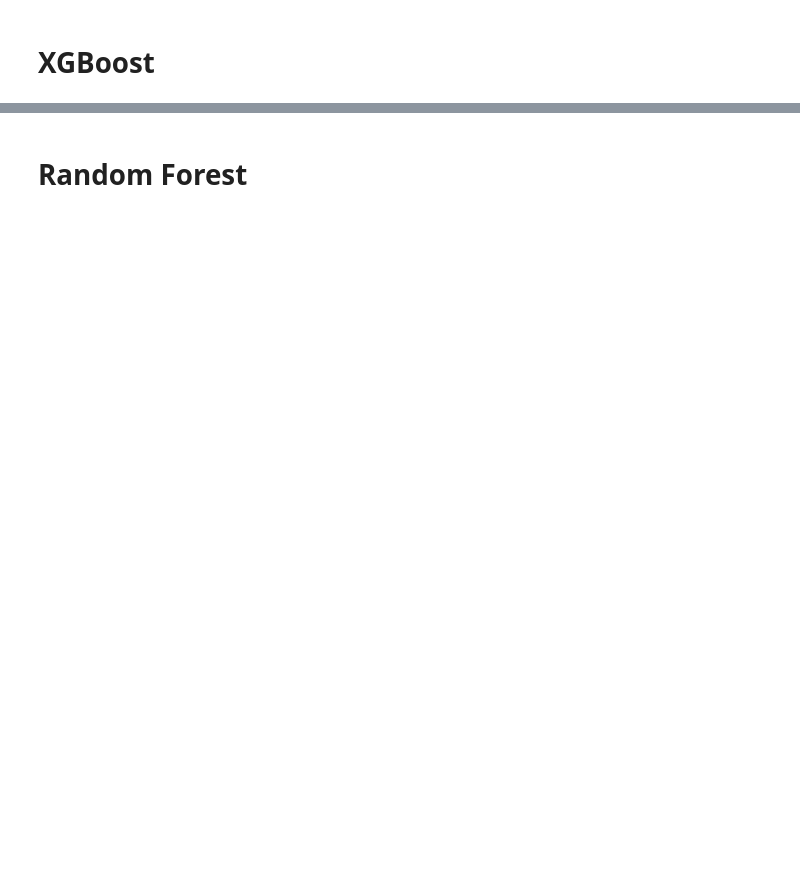
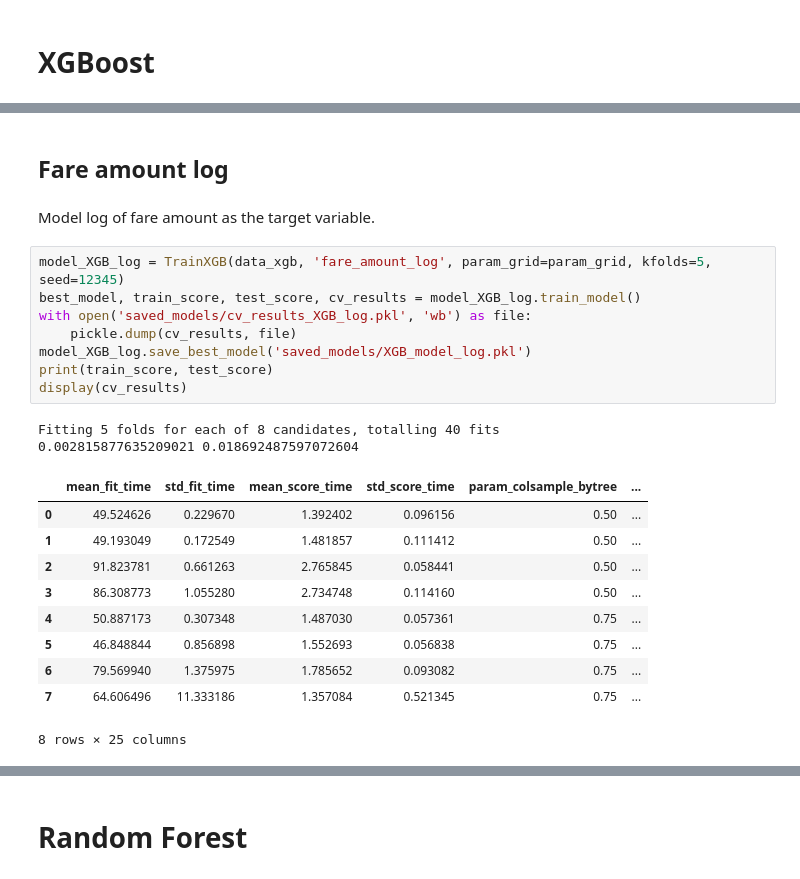
Before and after one commit to Ahmed-Haitham/Reproducible-Research-Project, a Jupyter notebook: model/model_choice.ipynb, the cells around one changed output, grey strips where cells are left out. Saved outputs shown, nothing was run; the diff lists cells and outputs as text; blank space fills up the shorter version.

```diff
--- a/model/model_choice.ipynb
+++ b/model/model_choice.ipynb
@@ -56,0 +79,25 @@ model_XGB.save_best_model('saved_models/XGB_model.pkl')
+# %% [markdown]
+## Fare amount log
+# %% [markdown]
+Model log of fare amount as the target variable.
+# %%
+model_XGB_log = TrainXGB(data_xgb, 'fare_amount_log', param_grid=param_grid, kfolds=5, seed=12345)
+best_model, train_score, test_score, cv_results = model_XGB_log.train_model()
+with open('saved_models/cv_results_XGB_log.pkl', 'wb') as file:
+    pickle.dump(cv_results, file)
+model_XGB_log.save_best_model('saved_models/XGB_model_log.pkl')
+print(train_score, test_score)
+display(cv_results)
+# %% [output]
+Fitting 5 folds for each of 8 candidates, totalling 40 fits
+0.002815877635209021 0.018692487597072604
+|  | mean_fit_time | std_fit_time | mean_score_time | std_score_time | param_colsample_bytree | ... |
+| 0 | 49.524626 | 0.229670 | 1.392402 | 0.096156 | 0.50 | ... |
+| 1 | 49.193049 | 0.172549 | 1.481857 | 0.111412 | 0.50 | ... |
+| 2 | 91.823781 | 0.661263 | 2.765845 | 0.058441 | 0.50 | ... |
+| 3 | 86.308773 | 1.055280 | 2.734748 | 0.114160 | 0.50 | ... |
+| 4 | 50.887173 | 0.307348 | 1.487030 | 0.057361 | 0.75 | ... |
+| 5 | 46.848844 | 0.856898 | 1.552693 | 0.056838 | 0.75 | ... |
+| 6 | 79.569940 | 1.375975 | 1.785652 | 0.093082 | 0.75 | ... |
+| 7 | 64.606496 | 11.333186 | 1.357084 | 0.521345 | 0.75 | ... |
+8 rows × 25 columns
```
Also changed, not shown: parts of 31 cells of this notebook.
